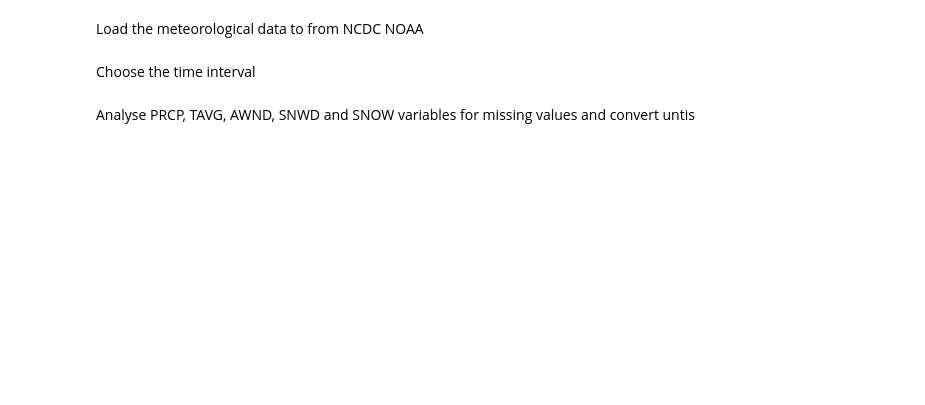
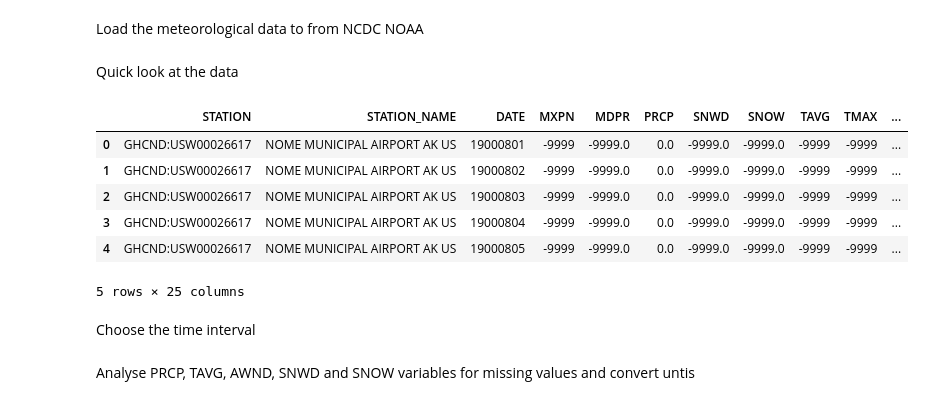
Before and after one commit to amanzi/ats-testsuite-arctic, a Jupyter notebook: testing/Data/Nome_Alaska/Nome_met_data_processesing.ipynb, the cells around one changed output. Cells and saved outputs as stored; diff of their text form; code cells hidden in the pictures; blank space fills up the shorter version.

```diff
--- a/testing/Data/Nome_Alaska/Nome_met_data_processesing.ipynb
+++ b/testing/Data/Nome_Alaska/Nome_met_data_processesing.ipynb
@@ -56,6 +85,18 @@ def process_data(data,var_id,plt_title):
 Load the meteorological data to from NCDC NOAA
 # %%
 nome = pd.read_csv('Nome_1900_2017.csv')
+# %% [markdown]
+Quick look at the data
+# %%
+nome.head()
+# %% [output]
+|  | STATION | STATION_NAME | DATE | MXPN | MDPR | PRCP | SNWD | SNOW | TAVG | TMAX | ... |
+| 0 | GHCND:USW00026617 | NOME MUNICIPAL AIRPORT AK US | 19000801 | -9999 | -9999.0 | 0.0 | -9999.0 | -9999.0 | -9999 | -9999 | ... |
+| 1 | GHCND:USW00026617 | NOME MUNICIPAL AIRPORT AK US | 19000802 | -9999 | -9999.0 | 0.0 | -9999.0 | -9999.0 | -9999 | -9999 | ... |
+| 2 | GHCND:USW00026617 | NOME MUNICIPAL AIRPORT AK US | 19000803 | -9999 | -9999.0 | 0.0 | -9999.0 | -9999.0 | -9999 | -9999 | ... |
+| 3 | GHCND:USW00026617 | NOME MUNICIPAL AIRPORT AK US | 19000804 | -9999 | -9999.0 | 0.0 | -9999.0 | -9999.0 | -9999 | -9999 | ... |
+| 4 | GHCND:USW00026617 | NOME MUNICIPAL AIRPORT AK US | 19000805 | -9999 | -9999.0 | 0.0 | -9999.0 | -9999.0 | -9999 | -9999 | ... |
+5 rows × 25 columns
 # %% [markdown]
 Choose the time interval
 # %%
```
Also changed, not shown: parts of 4 cells of this notebook.
